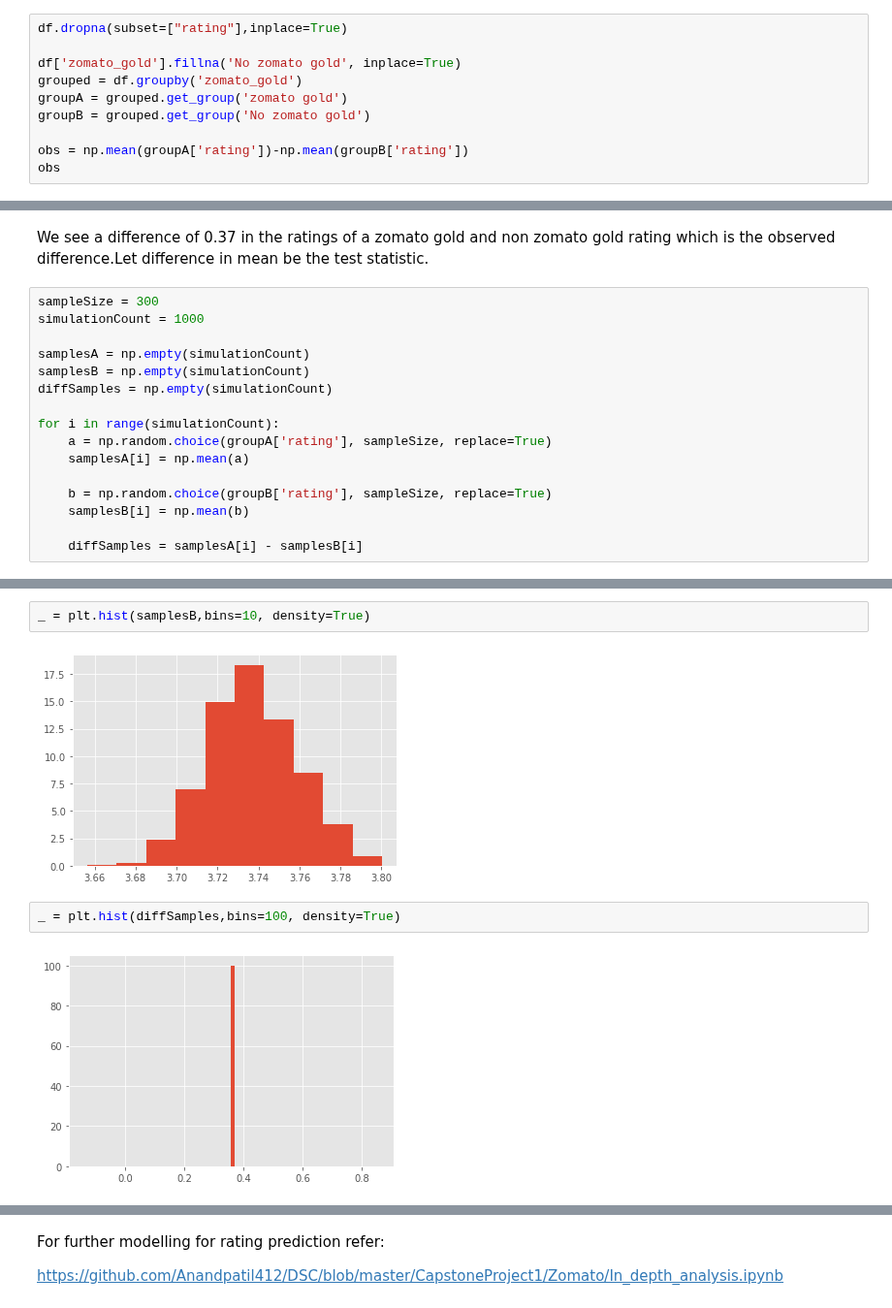
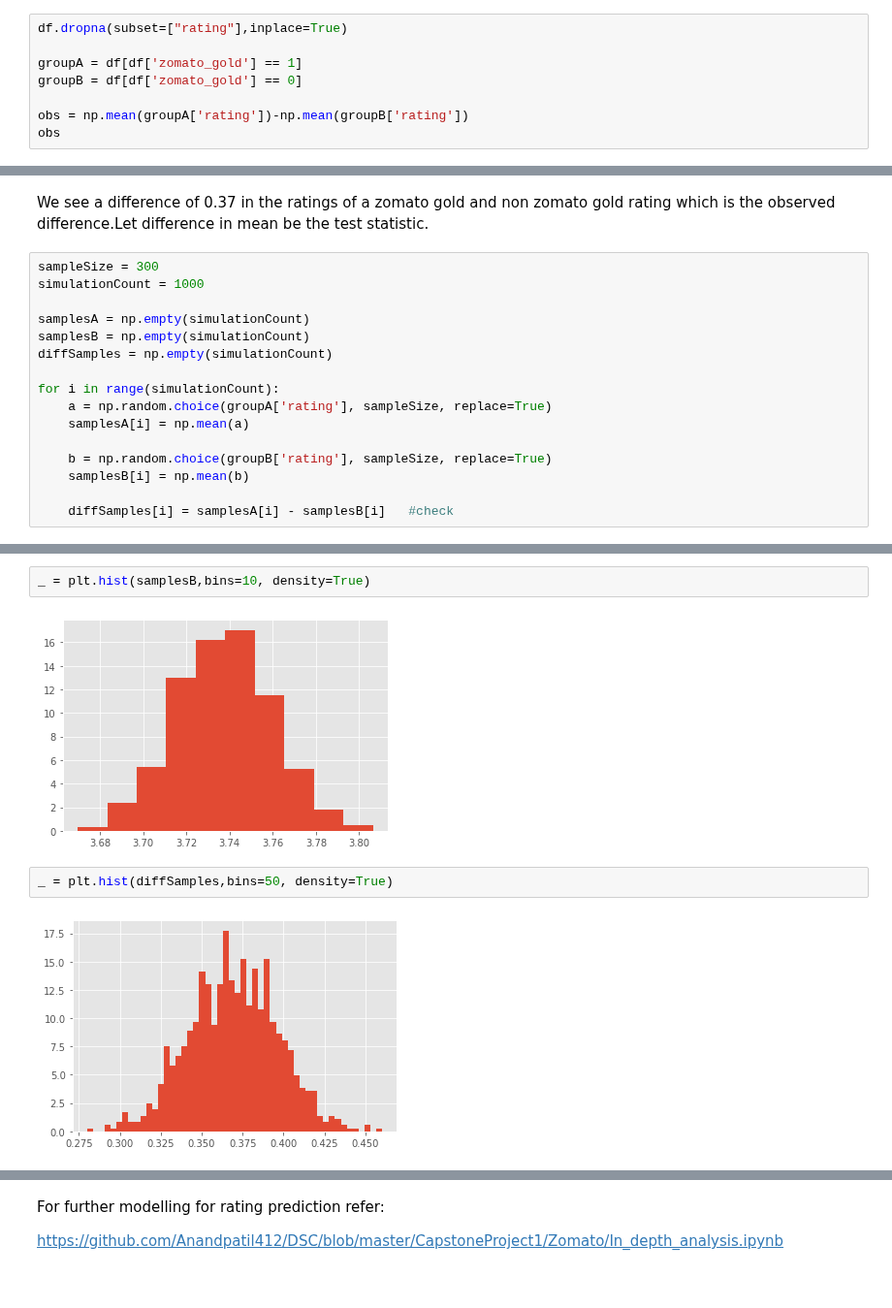
Before and after one commit to Anandpatil412/DSC, a Jupyter notebook: CapstoneProject1/Zomato/Statistical_Inference.ipynb, the cells around one changed output, grey strips where cells are left out. Shown at 97% size. Cells and saved outputs as stored; diff of their text form.

```diff
--- a/CapstoneProject1/Zomato/Statistical_Inference.ipynb
+++ b/CapstoneProject1/Zomato/Statistical_Inference.ipynb
@@ -93,10 +93,8 @@ H1= Alternative hypothesis: The rating of zomato gold is greater than a non zoma
 # %%
 df.dropna(subset=["rating"],inplace=True)
 
-df['zomato_gold'].fillna('No zomato gold', inplace=True)
-grouped = df.groupby('zomato_gold')
-groupA = grouped.get_group('zomato gold')
-groupB = grouped.get_group('No zomato gold')
+groupA = df[df['zomato_gold'] == 1]
+groupB = df[df['zomato_gold'] == 0]
 
 obs = np.mean(groupA['rating'])-np.mean(groupB['rating'])
 obs
@@ -119,7 +117,7 @@ for i in range(simulationCount):
     b = np.random.choice(groupB['rating'], sampleSize, replace=True)
     samplesB[i] = np.mean(b)
 
-    diffSamples = samplesA[i] - samplesB[i]
+    diffSamples[i] = samplesA[i] - samplesB[i]   #check
 # %%
 _ = plt.hist(samplesA,bins=10, density=True)
 # %% [output]
@@ -127,11 +125,11 @@ _ = plt.hist(samplesA,bins=10, density=True)
 # %%
 _ = plt.hist(samplesB,bins=10, density=True)
 # %% [output]
-[figure, old version]
+[figure, new version]
 # %%
-_ = plt.hist(diffSamples,bins=100, density=True)
+_ = plt.hist(diffSamples,bins=50, density=True)
 # %% [output]
-[figure, old version]
+[figure, new version]
 # %%
 pval = np.sum(diffSamples >= obs) / simulationCount
 pval
```
Also changed, not shown: parts of 5 cells of this notebook.
